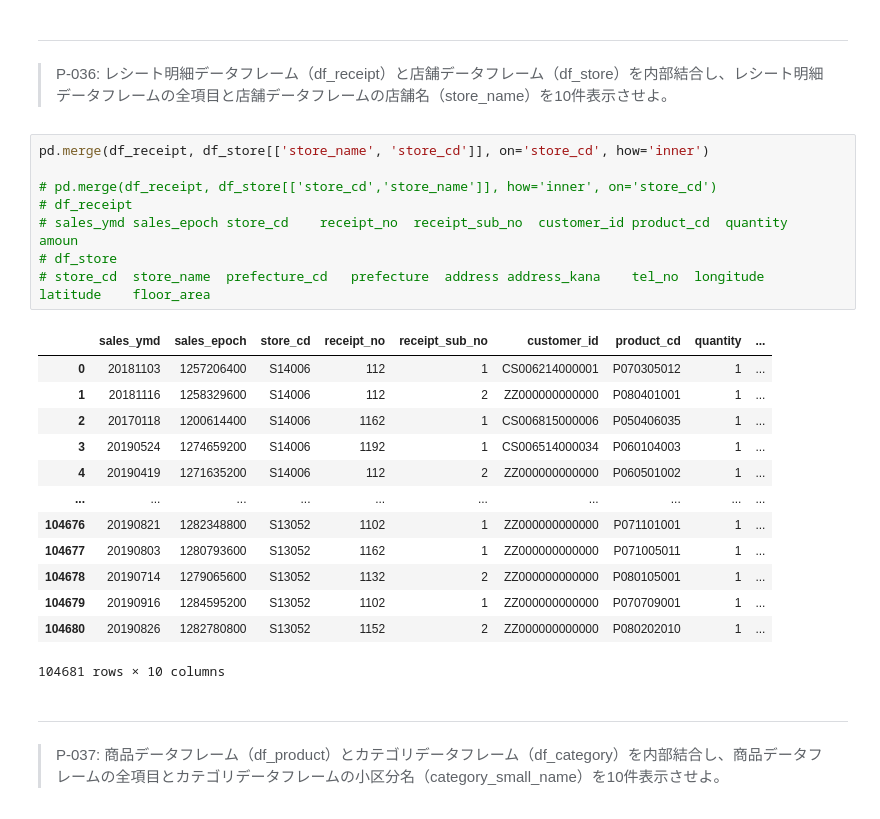
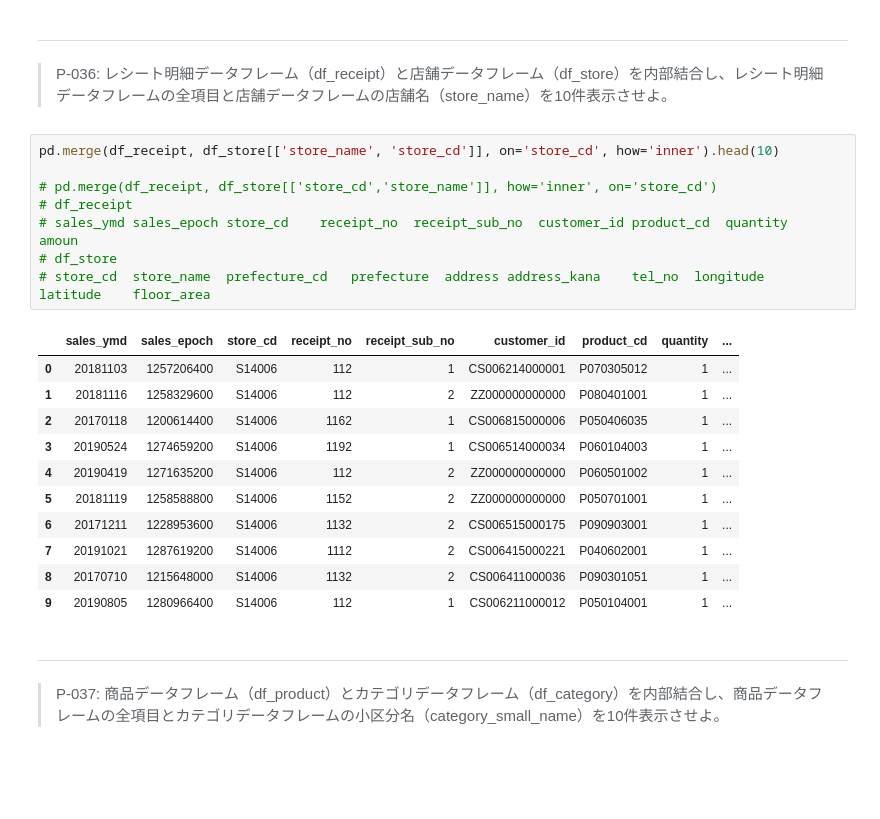
Before and after one commit to iii-source/practice_100, a Jupyter notebook: docker/work/preprocess_knock_Python.ipynb, the cells around one changed output. Drawn from its saved outputs; the diff is of its cells as text; blank space fills up the shorter version.

```diff
--- a/docker/work/preprocess_knock_Python.ipynb
+++ b/docker/work/preprocess_knock_Python.ipynb
@@ -678,27 +678,25 @@ df_amount_sum[df_amount_sum['amount'] >= ave].head(10)
 ---
 > P-036: レシート明細データフレーム（df_receipt）と店舗データフレーム（df_store）を内部結合し、レシート明細データフレームの全項目と店舗データフレームの店舗名（store_name）を10件表示させよ。
 # %%
-pd.merge(df_receipt, df_store[['store_name', 'store_cd']], on='store_cd', how='inner')
+pd.merge(df_receipt, df_store[['store_name', 'store_cd']], on='store_cd', how='inner').head(10)
 
 # pd.merge(df_receipt, df_store[['store_cd','store_name']], how='inner', on='store_cd')
 # df_receipt
 # sales_ymd	sales_epoch	store_cd	receipt_no	receipt_sub_no	customer_id	product_cd	quantity	amoun
 # df_store
 # store_cd	store_name	prefecture_cd	prefecture	address	address_kana	tel_no	longitude	latitude	floor_area
 # %% [output]
 |  | sales_ymd | sales_epoch | store_cd | receipt_no | receipt_sub_no | customer_id | product_cd | quantity | ... |
 | 0 | 20181103 | 1257206400 | S14006 | 112 | 1 | CS006214000001 | P070305012 | 1 | ... |
 | 1 | 20181116 | 1258329600 | S14006 | 112 | 2 | ZZ000000000000 | P080401001 | 1 | ... |
 | 2 | 20170118 | 1200614400 | S14006 | 1162 | 1 | CS006815000006 | P050406035 | 1 | ... |
 | 3 | 20190524 | 1274659200 | S14006 | 1192 | 1 | CS006514000034 | P060104003 | 1 | ... |
 | 4 | 20190419 | 1271635200 | S14006 | 112 | 2 | ZZ000000000000 | P060501002 | 1 | ... |
-| ... | ... | ... | ... | ... | ... | ... | ... | ... | ... |
-| 104676 | 20190821 | 1282348800 | S13052 | 1102 | 1 | ZZ000000000000 | P071101001 | 1 | ... |
-| 104677 | 20190803 | 1280793600 | S13052 | 1162 | 1 | ZZ000000000000 | P071005011 | 1 | ... |
-| 104678 | 20190714 | 1279065600 | S13052 | 1132 | 2 | ZZ000000000000 | P080105001 | 1 | ... |
-| 104679 | 20190916 | 1284595200 | S13052 | 1102 | 1 | ZZ000000000000 | P070709001 | 1 | ... |
-| 104680 | 20190826 | 1282780800 | S13052 | 1152 | 2 | ZZ000000000000 | P080202010 | 1 | ... |
+| 5 | 20181119 | 1258588800 | S14006 | 1152 | 2 | ZZ000000000000 | P050701001 | 1 | ... |
+| 6 | 20171211 | 1228953600 | S14006 | 1132 | 2 | CS006515000175 | P090903001 | 1 | ... |
+| 7 | 20191021 | 1287619200 | S14006 | 1112 | 2 | CS006415000221 | P040602001 | 1 | ... |
+| 8 | 20170710 | 1215648000 | S14006 | 1132 | 2 | CS006411000036 | P090301051 | 1 | ... |
+| 9 | 20190805 | 1280966400 | S14006 | 112 | 1 | CS006211000012 | P050104001 | 1 | ... |
-104681 rows × 10 columns
 # %% [markdown]
 ---
 > P-037: 商品データフレーム（df_product）とカテゴリデータフレーム（df_category）を内部結合し、商品データフレームの全項目とカテゴリデータフレームの小区分名（category_small_name）を10件表示させよ。
```
Also changed, not shown: parts of 1 cell of this notebook.
